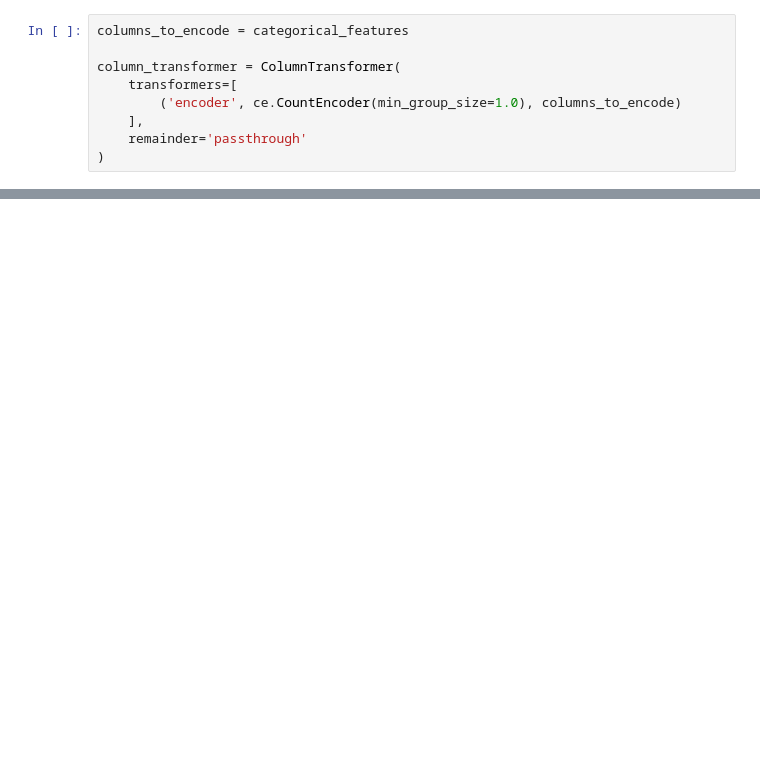
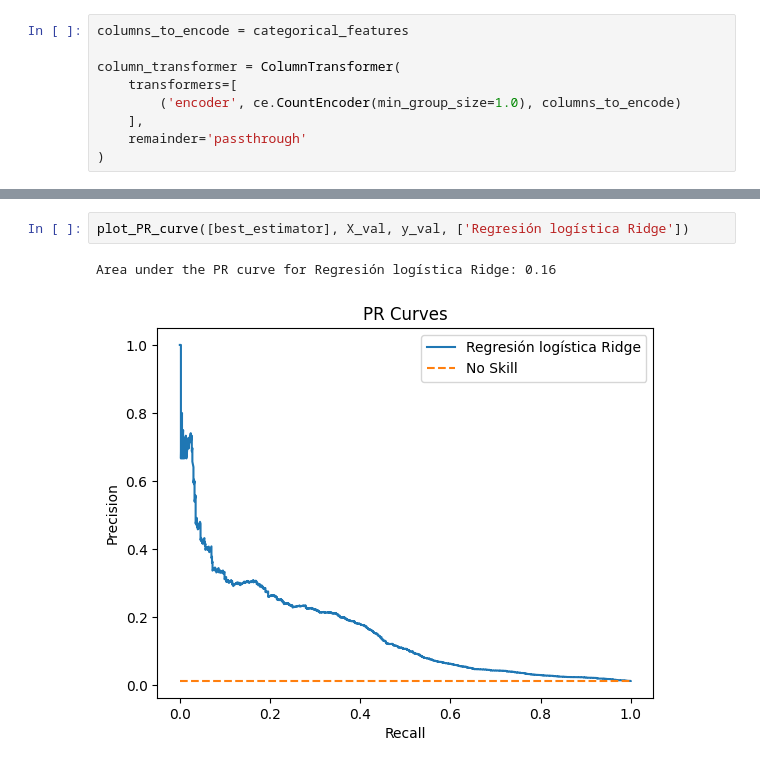
Before and after one commit to oscarperezbaztan/zrive-ds, a Jupyter notebook: src/module_3/model_selection.ipynb, the cells around one changed output, grey strips where cells are left out. Cells and saved outputs as stored; diff of their text form; blank space fills up the shorter version.

```diff
--- a/src/module_3/model_selection.ipynb
+++ b/src/module_3/model_selection.ipynb
@@ -442,0 +455,5 @@ El Fscore en test del mejor modelo es 12.92
+# %%
+plot_PR_curve([best_estimator], X_val, y_val, ['Regresión logística Ridge'])
+# %% [output]
+Area under the PR curve for Regresión logística Ridge: 0.16
+[figure, added]
```
Also changed, not shown: parts of 39 cells of this notebook, 1 other file.
